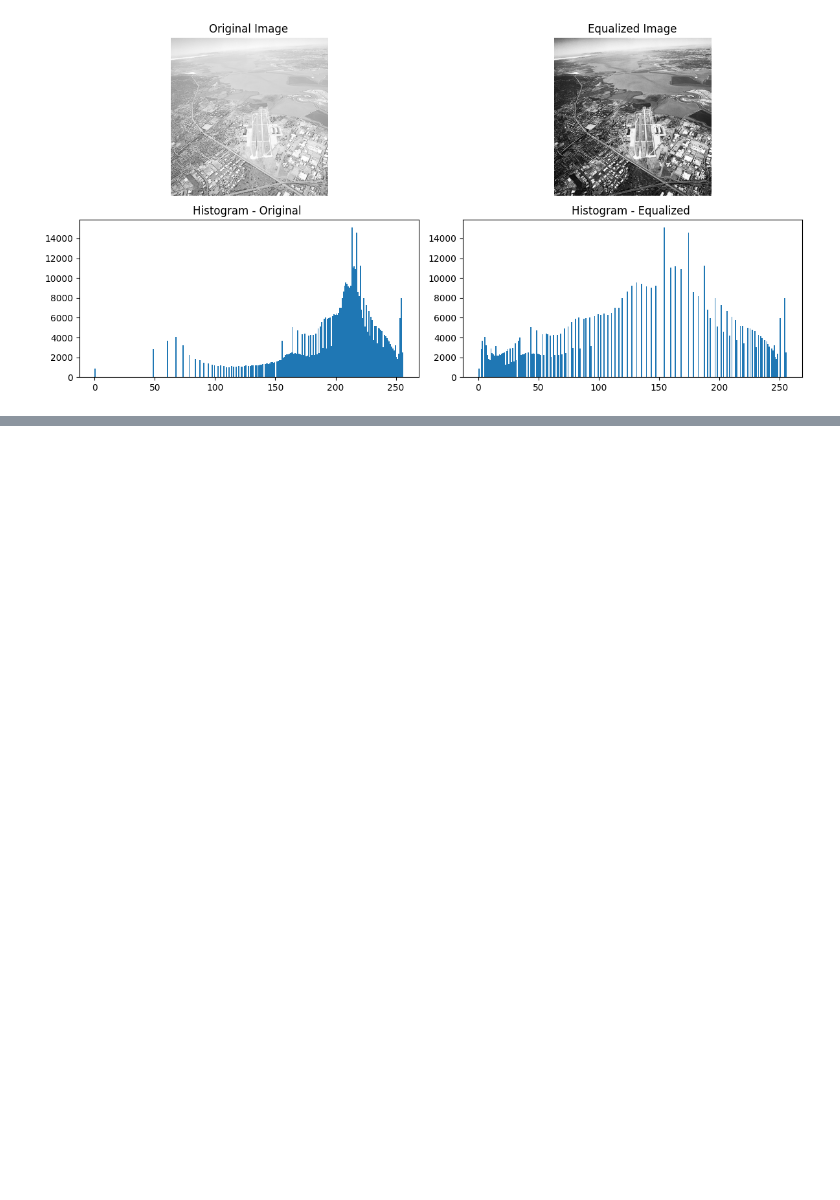
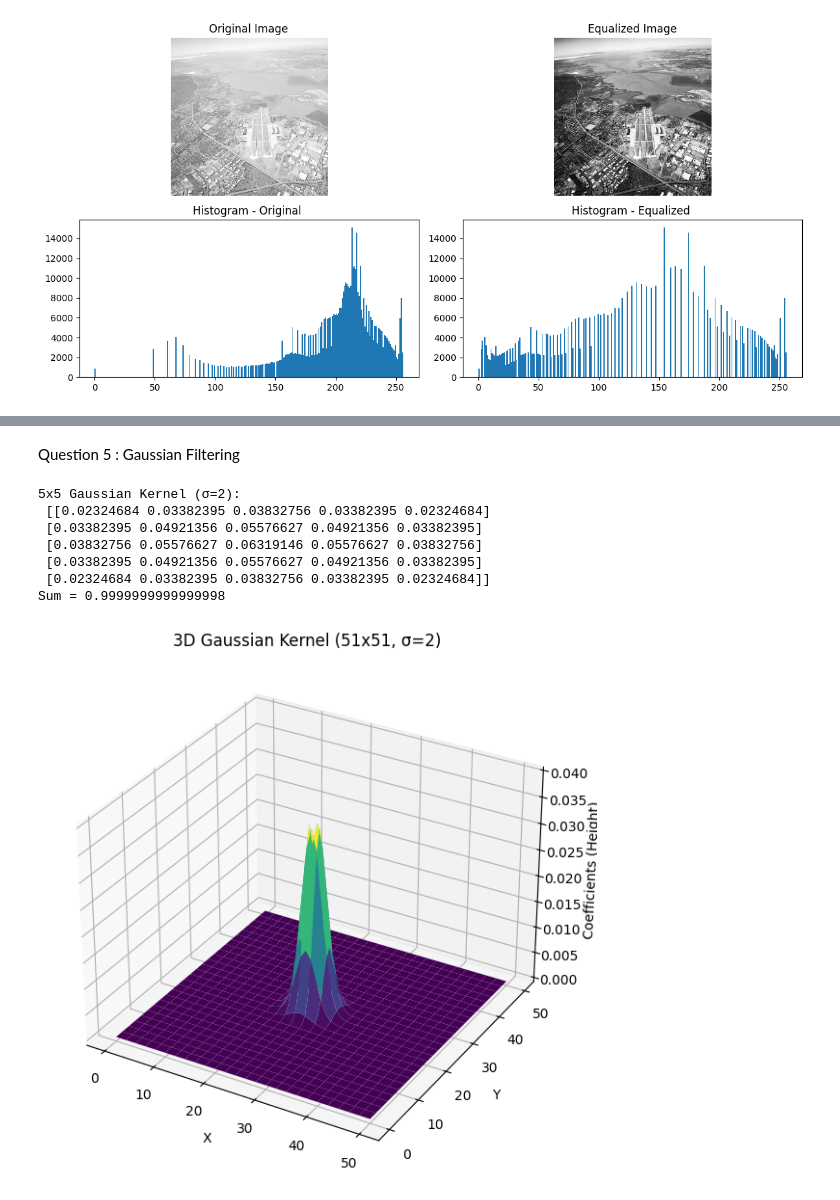
Before and after one commit to Geethmi98/computer_vision_asssignment01, a Jupyter notebook: assignment.ipynb, the cells around one changed output, grey strips where cells are left out. Cells and saved outputs as stored; diff of their text form; code cells hidden in the pictures; blank space fills up the shorter version.

```diff
--- a/assignment.ipynb
+++ b/assignment.ipynb
@@ -179,0 +250,47 @@ plt.show()
+# %% [markdown]
+Question 5 : Gaussian Filtering
+# %%
+#a) Compute a normalized Gaussian
+def gaussian_kernel(size, sigma):
+
+    k = size // 2
+    # Create centered coordinates from -k to k
+    x, y = np.meshgrid(np.arange(-k, k+1), np.arange(-k, k+1))
+
+    # Calculate the Gaussian distribution
+    kernel = (1 / (2 * np.pi * sigma**2)) * np.exp(-(x**2 + y**2) / (2 * sigma**2))
+
+    # Normalize the kernel so the weights sum to 1
+    return kernel / np.sum(kernel)
+
+# Compute 5x5 kernel for sigma=2
+kernel_5x5 = gaussian_kernel(5, 2)
+print("5x5 Gaussian Kernel (σ=2):\n", kernel_5x5)
+print("Sum =", np.sum(kernel_5x5))
+
+#b) Visualize a 51x51 as a 3D surface plot
+kernel_51 = gaussian_kernel(51, 2)
+
+# Generate grid for the 51x51
+x_grid = np.arange(51)
+y_grid = np.arange(51)
+X, Y = np.meshgrid(x_grid, y_grid)
+
+fig = plt.figure(figsize=(10, 7))
+ax = fig.add_subplot(111, projection='3d')
+ax.plot_surface(X, Y, kernel_51, cmap='viridis')
+
+ax.set_title("3D Gaussian Kernel (51x51, σ=2)")
+ax.set_xlabel("X")
+ax.set_ylabel("Y")
+ax.set_zlabel("Coefficients (Height)")
+plt.show()
+# %% [output]
+5x5 Gaussian Kernel (σ=2):
+ [[0.02324684 0.03382395 0.03832756 0.03382395 0.02324684]
+ [0.03382395 0.04921356 0.05576627 0.04921356 0.03382395]
+ [0.03832756 0.05576627 0.06319146 0.05576627 0.03832756]
+ [0.03382395 0.04921356 0.05576627 0.04921356 0.03382395]
+ [0.02324684 0.03382395 0.03832756 0.03382395 0.02324684]]
+Sum = 0.9999999999999998
+[figure, added]
```
Also changed, not shown: parts of 5 cells of this notebook, 1 other file.
